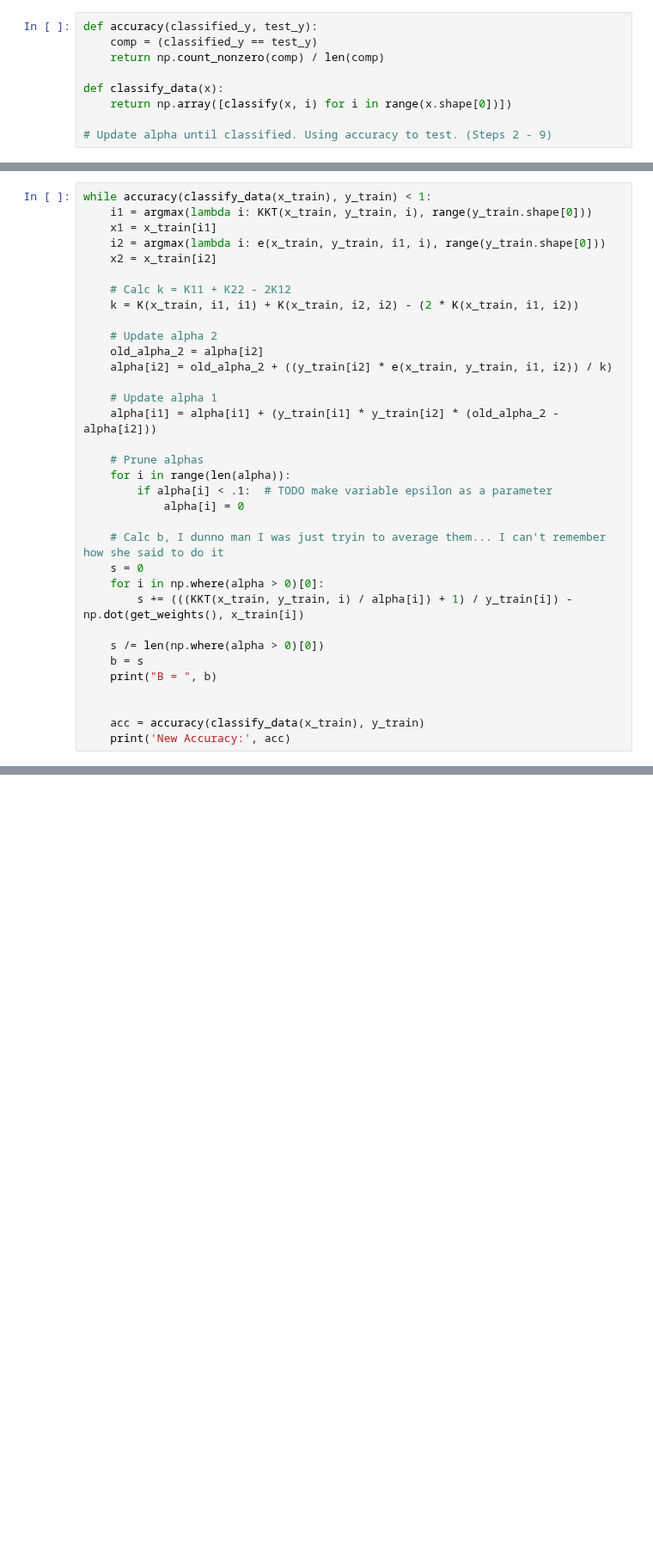
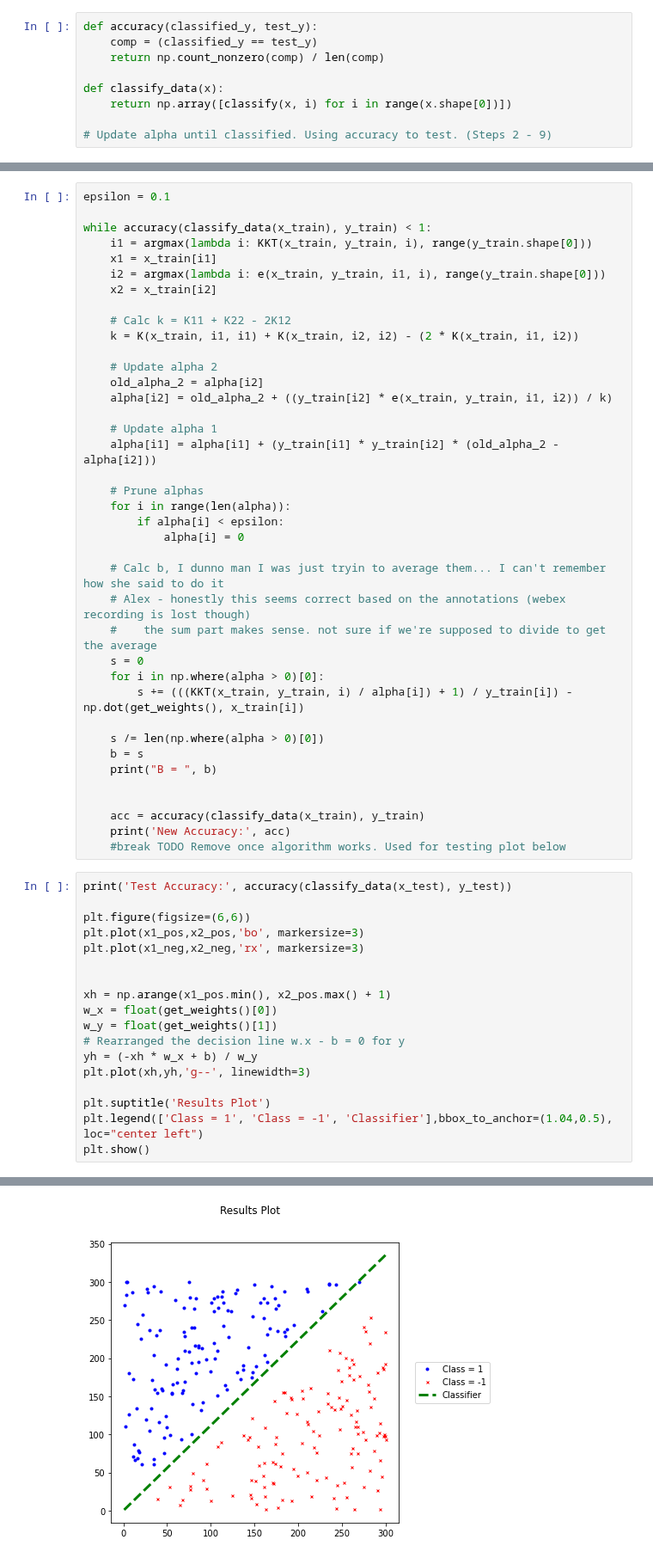
Before and after one commit to willisterh/cs6037-ml, a Jupyter notebook: as6/as6.ipynb, the cells around one changed output, grey strips where cells are left out. Shown at 86% size. Drawn from its saved outputs; the diff is of its cells as text; blank space fills up the shorter version.

Commit message:
Added final plot, final test accuracy, comments

```diff
--- a/as6/as6.ipynb
+++ b/as6/as6.ipynb
@@ -270,4 +270,6 @@ accuracy(classify_data(x_test), y_test)
 # %%
+epsilon = 0.1
+
 while accuracy(classify_data(x_train), y_train) < 1:
     i1 = argmax(lambda i: KKT(x_train, y_train, i), range(y_train.shape[0]))
     x1 = x_train[i1]
@@ -286,10 +288,12 @@ while accuracy(classify_data(x_train), y_train) < 1:
 
     # Prune alphas
     for i in range(len(alpha)):
-        if alpha[i] < .1:  # TODO make variable epsilon as a parameter
+        if alpha[i] < epsilon:
             alpha[i] = 0
 
     # Calc b, I dunno man I was just tryin to average them... I can't remember how she said to do it
+    # Alex - honestly this seems correct based on the annotations (webex recording is lost though)
+    #    the sum part makes sense. not sure if we're supposed to divide to get the average
     s = 0
     for i in np.where(alpha > 0)[0]:
         s += (((KKT(x_train, y_train, i) / alpha[i]) + 1) / y_train[i]) - np.dot(get_weights(), x_train[i])
@@ -301,3 +305,23 @@ while accuracy(classify_data(x_train), y_train) < 1:
 
     acc = accuracy(classify_data(x_train), y_train)
     print('New Accuracy:', acc)
+    #break TODO Remove once algorithm works. Used for testing plot below
+# %%
+print('Test Accuracy:', accuracy(classify_data(x_test), y_test))
+
+plt.figure(figsize=(6,6))
+plt.plot(x1_pos,x2_pos,'bo', markersize=3)
+plt.plot(x1_neg,x2_neg,'rx', markersize=3)
+
+
+xh = np.arange(x1_pos.min(), x2_pos.max() + 1)
+w_x = float(get_weights()[0])
+w_y = float(get_weights()[1])
+# Rearranged the decision line w.x - b = 0 for y
+yh = (-xh * w_x + b) / w_y
+plt.plot(xh,yh,'g--', linewidth=3)
+
+plt.suptitle('Results Plot')
+plt.legend(['Class = 1', 'Class = -1', 'Classifier'],bbox_to_anchor=(1.04,0.5), loc="center left")
+plt.show()
+# %% [output]
@@ -303,0 +329 @@ while accuracy(classify_data(x_train), y_train) < 1:
+[figure, added]
```
Also changed, not shown: parts of 4 cells of this notebook.
